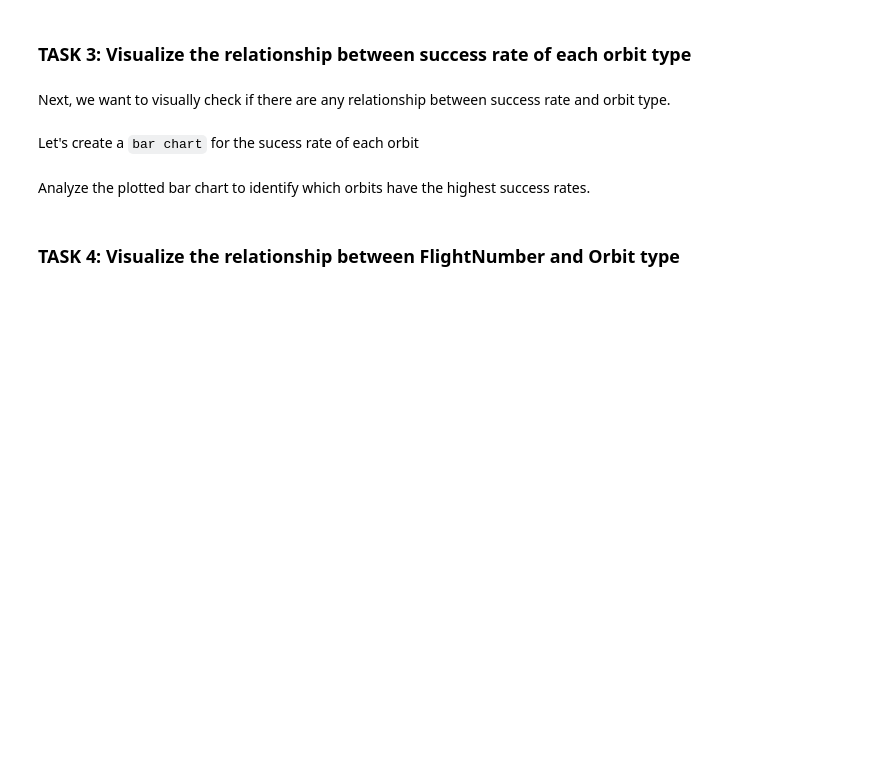
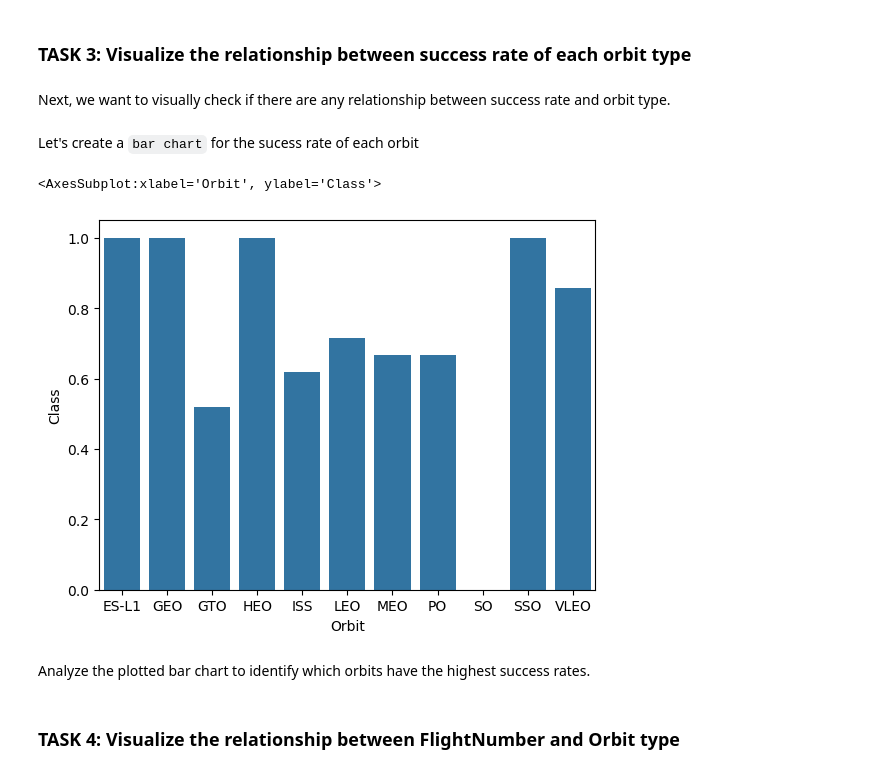
Before and after one commit to Johanesary/TFSTraining_DS, a Jupyter notebook: Applied Data Science Capstone JRY2185/EDA with Visualization.ipynb, the cells around one changed output. Drawn from its saved outputs; the diff is of its cells as text; code cells hidden in the pictures; blank space fills up the shorter version.

```diff
--- a/Applied Data Science Capstone JRY2185/EDA with Visualization.ipynb
+++ b/Applied Data Science Capstone JRY2185/EDA with Visualization.ipynb
@@ -134,6 +146,12 @@ Next, we want to visually check if there are any relationship between success ra
 Let's create a `bar chart` for the sucess rate of each orbit
 # %%
 # HINT use groupby method on Orbit column and get the mean of Class column
+df_mm = df.groupby("Orbit")["Class"].mean()
+df_mm.head(5)
+sns.barplot(df_mm)
+# %% [output]
+<AxesSubplot:xlabel='Orbit', ylabel='Class'>
+[figure, added]
 # %% [markdown]
 Analyze the plotted bar chart to identify which orbits have the highest success rates.
 # %% [markdown]
```
Also changed, not shown: parts of 8 cells of this notebook.
